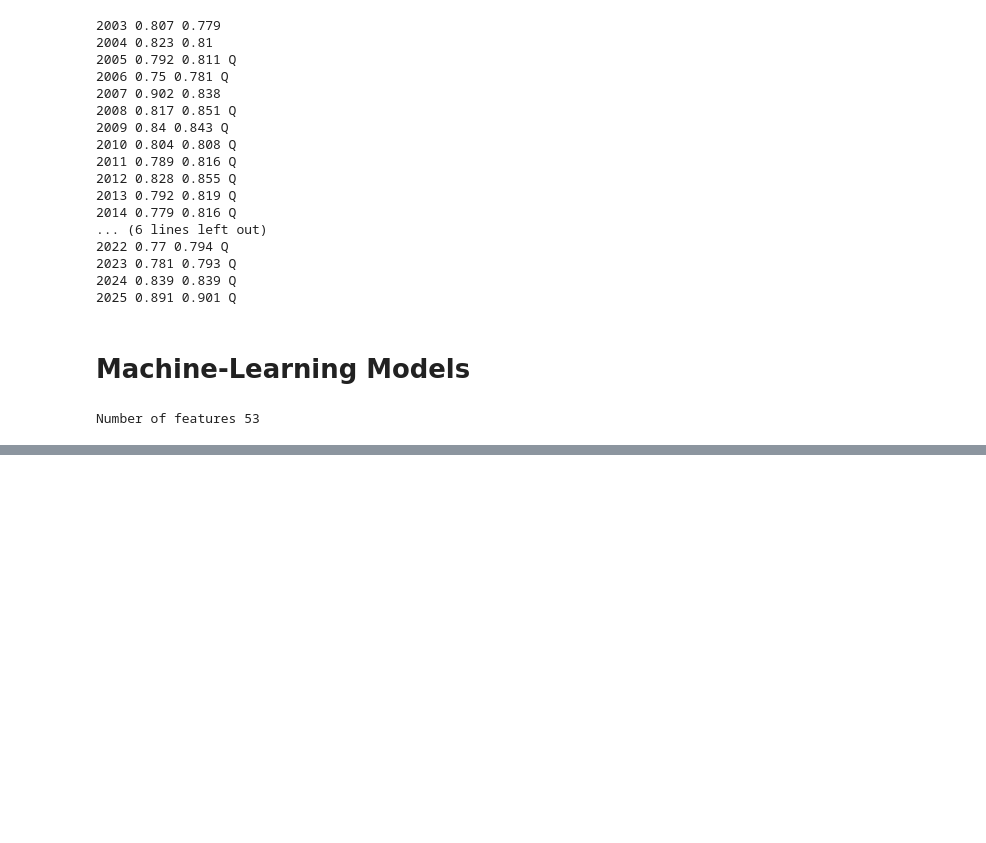
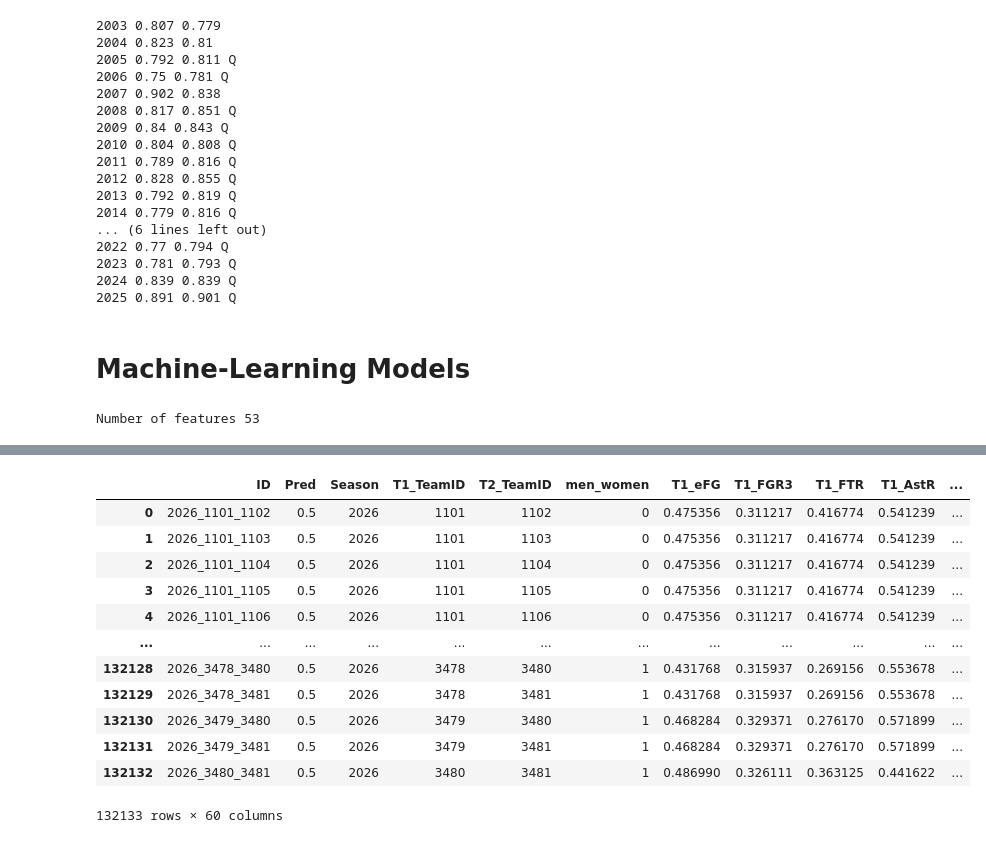
Before and after one commit to maggieweiq-choco/March-Machine-Learning-Mania-2026_Odyssey, a Jupyter notebook: NCAA version7.ipynb, the cells around one changed output, grey strips where cells are left out. Drawn from its saved outputs; the diff is of its cells as text; code cells hidden in the pictures; blank space fills up the shorter version.

```diff
--- a/NCAA version7.ipynb
+++ b/NCAA version7.ipynb
@@ -1290,0 +1318,57 @@ Final avg Brier: 0.1654454087
+# %%
+#Regular Season stats
+X = X.merge(
+    team_features_T1,
+    left_on=["Season", "T1_TeamID"],
+    right_on=["Season", "TeamID"],
+    how="left"
+).drop(columns="TeamID")
+
+X = X.merge(
+    team_features_T2,
+    left_on=["Season", "T2_TeamID"],
+    right_on=["Season", "TeamID"],
+    how="left"
+).drop(columns="TeamID")
+# %%
+#Seeds
+X = pd.merge(X, seeds_T1, on = ['Season', 'T1_TeamID'], how = 'left')
+X = pd.merge(X, seeds_T2, on = ['Season', 'T2_TeamID'], how = 'left')
+
+#glm
+X = pd.merge(X, glm_quality_T1, on=["Season", "T1_TeamID"], how="left")
+X = pd.merge(X, glm_quality_T2, on=["Season", "T2_TeamID"], how="left")
+
+#ELO
+X = pd.merge(X, elos_T1, on=["Season", "T1_TeamID"], how="left")
+X = pd.merge(X, elos_T2, on=["Season", "T2_TeamID"], how="left")
+
+#Diffs
+X["Seed_diff"] = X["T2_seed"] - X["T1_seed"]
+X["elo_diff"] = X["T1_elo"] - X["T2_elo"]
+X["diff_quality"] = X["T1_quality"] - X["T2_quality"]
+
+#Laplace
+X['laplace_matchup'] =  X['Season'].map(str)+'_'+X['T1_TeamID'].map(str)+'_'+X['T2_TeamID'].map(str)
+X['laplace_matchup'] = X['laplace_matchup'].map(match_dict)
+# %%
+for col in feature_cols:
+    X[f"{col}_diff"] = (
+        X[f"T1_{col}"] - X[f"T2_{col}"]
+    )
+# %%
+X
+# %% [output]
+|  | ID | Pred | Season | T1_TeamID | T2_TeamID | men_women | T1_eFG | T1_FGR3 | T1_FTR | T1_AstR | ... |
+| 0 | 2026_1101_1102 | 0.5 | 2026 | 1101 | 1102 | 0 | 0.475356 | 0.311217 | 0.416774 | 0.541239 | ... |
+| 1 | 2026_1101_1103 | 0.5 | 2026 | 1101 | 1103 | 0 | 0.475356 | 0.311217 | 0.416774 | 0.541239 | ... |
+| 2 | 2026_1101_1104 | 0.5 | 2026 | 1101 | 1104 | 0 | 0.475356 | 0.311217 | 0.416774 | 0.541239 | ... |
+| 3 | 2026_1101_1105 | 0.5 | 2026 | 1101 | 1105 | 0 | 0.475356 | 0.311217 | 0.416774 | 0.541239 | ... |
+| 4 | 2026_1101_1106 | 0.5 | 2026 | 1101 | 1106 | 0 | 0.475356 | 0.311217 | 0.416774 | 0.541239 | ... |
+| ... | ... | ... | ... | ... | ... | ... | ... | ... | ... | ... | ... |
+| 132128 | 2026_3478_3480 | 0.5 | 2026 | 3478 | 3480 | 1 | 0.431768 | 0.315937 | 0.269156 | 0.553678 | ... |
+| 132129 | 2026_3478_3481 | 0.5 | 2026 | 3478 | 3481 | 1 | 0.431768 | 0.315937 | 0.269156 | 0.553678 | ... |
+| 132130 | 2026_3479_3480 | 0.5 | 2026 | 3479 | 3480 | 1 | 0.468284 | 0.329371 | 0.276170 | 0.571899 | ... |
+| 132131 | 2026_3479_3481 | 0.5 | 2026 | 3479 | 3481 | 1 | 0.468284 | 0.329371 | 0.276170 | 0.571899 | ... |
+| 132132 | 2026_3480_3481 | 0.5 | 2026 | 3480 | 3481 | 1 | 0.486990 | 0.326111 | 0.363125 | 0.441622 | ... |
+132133 rows × 60 columns
```
Also changed, not shown: parts of 16 cells of this notebook, 1 other file.
